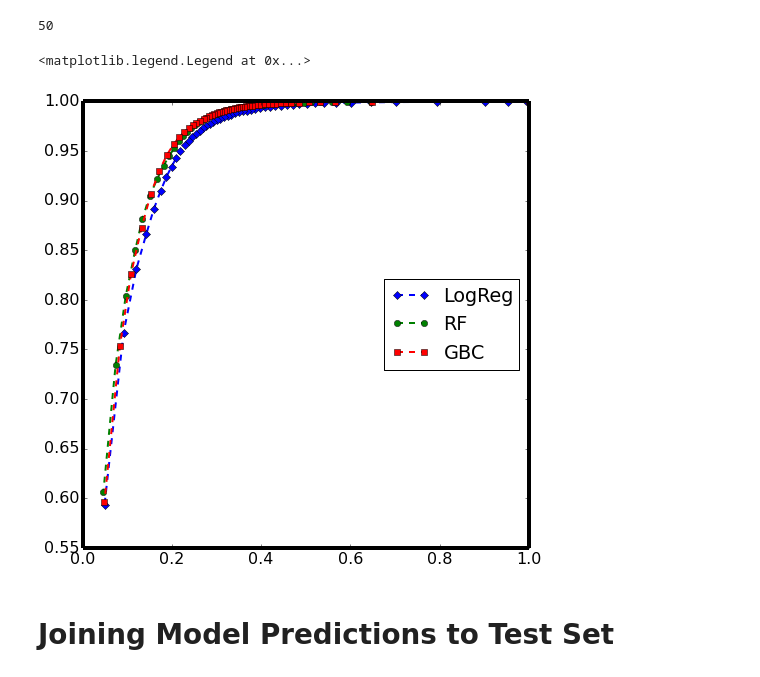
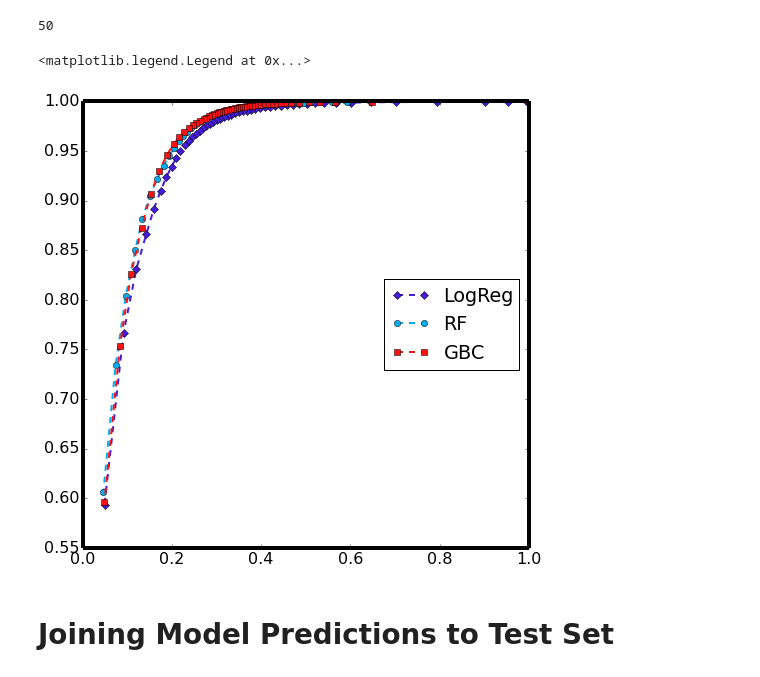
Before and after one commit to Schork-Lab/cg-classifier, a Jupyter notebook: ipynb/cg_RF_NA12877.ipynb, the cells around one changed output. Drawn from its saved outputs; the diff is of its cells as text; code cells hidden in the pictures.

```diff
--- a/ipynb/cg_RF_NA12877.ipynb
+++ b/ipynb/cg_RF_NA12877.ipynb
@@ -923,22 +976,23 @@ len(logReg_xy_df)
 # %%
 
 matplotlib.rcParams.update({'figure.figsize':(8,8)})
 matplotlib.rcParams.update({'font.size': 16})
 rcParams['figure.dpi'] = 800
 rcParams['axes.linewidth'] = 4
 rcParams['lines.linewidth'] = 2.0
 rcParams['lines.markersize'] = 6
 f, axarr = plt.subplots()
-axarr.plot(logReg_xy_df['1 - specificity'], logReg_xy_df['sensitivity'],'D--', c='blue', label='LogReg')
-axarr.plot(RF_xy_df['1 - specificity'].values, RF_xy_df['sensitivity'].values,'o--', label='RF')
-axarr.plot(GBC_xy_df['1 - specificity'].values, GBC_xy_df['sensitivity'].values, 's--', label='GBC')
+axarr.plot(logReg_xy_df['1 - specificity'], logReg_xy_df['sensitivity'],'D--', c='#461CDB', label='LogReg')
+axarr.plot(RF_xy_df['1 - specificity'].values, RF_xy_df['sensitivity'].values,'o--',c='#00ADEF', label='RF')
+axarr.plot(GBC_xy_df['1 - specificity'].values, GBC_xy_df['sensitivity'].values, 's--',c='#FF1111', label='GBC')
+legend(loc=7)
 legend(loc=7)
 
 #'go-', label='line 1', linewidth=2
 #fig = x_y_df.plot(x='f p', y='t p')
 # %% [output]
 <matplotlib.legend.Legend at 0x...>
-[figure, old version]
+[figure, new version]
 # %%
 f.savefig('/Users/ers_vader/git_data/cg_classifier/models/NA12877_trained_models/20140802/allFeatures/NA12877trainedClassifier_ROC_for_NA12878bench_indels_allFeatures_unscaled.png')
 # %% [markdown]
```
Also changed, not shown: parts of 10 cells of this notebook.
